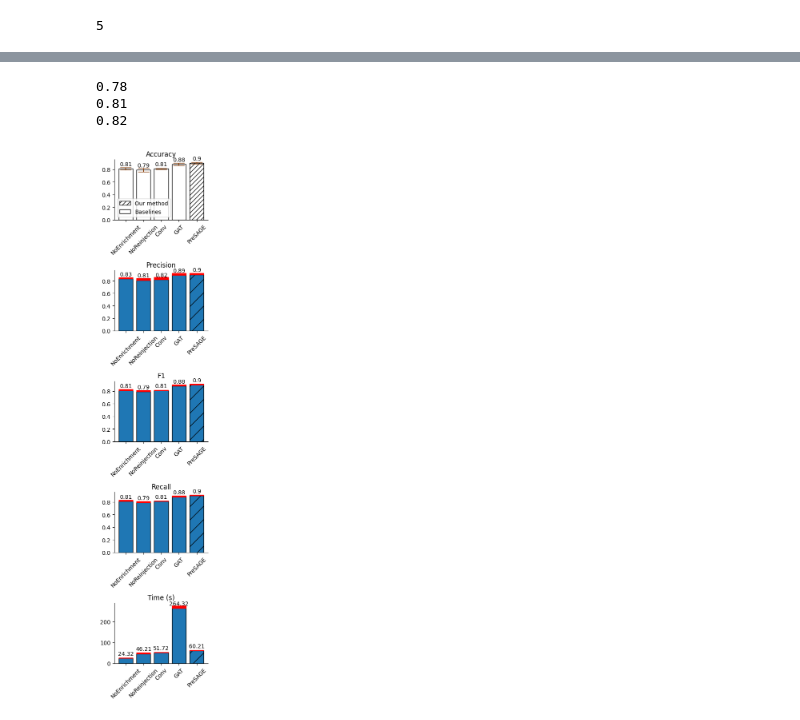
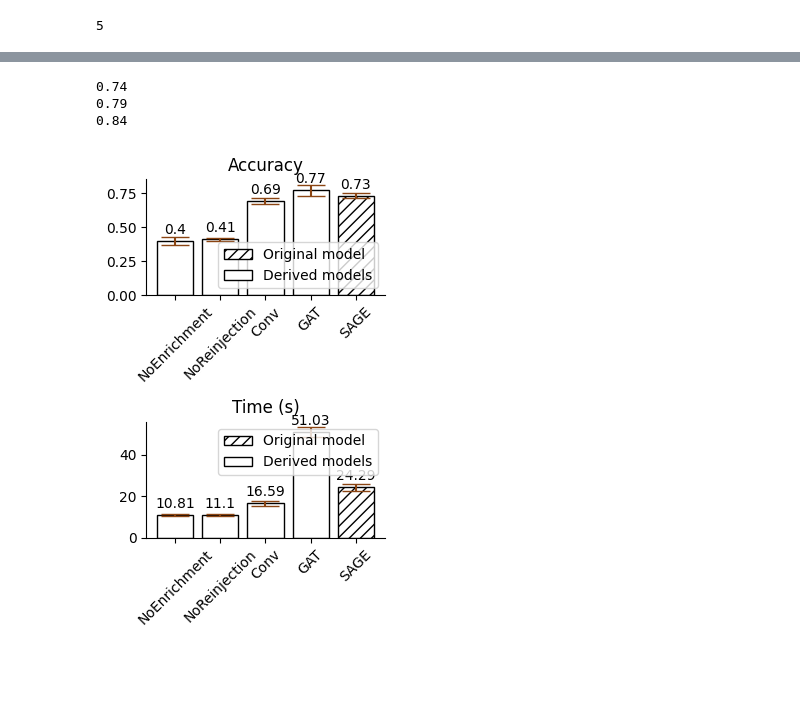
Before and after one commit to AymenRaouf/PrecedabilityOER, a Jupyter notebook: Modeling/Ablation.ipynb, the cells around one changed output, grey strips where cells are left out. Saved outputs shown, nothing was run; the diff lists cells and outputs as text; code cells hidden in the pictures; blank space fills up the shorter version.

```diff
--- a/Modeling/Ablation.ipynb
+++ b/Modeling/Ablation.ipynb
@@ -4,7 +4,7 @@ import pandas as pd
 import numpy as np
 import time
 
-main_publisher = 'Merged'
+main_publisher = 'MIT'
 
 script_dir = os.path.dirname(os.path.realpath('__file__'))
 path = os.path.join(script_dir, '../Data/' + main_publisher + '/')
@@ -1328,9 +1327,9 @@ print(round(df_ModelConv["Test Accuracy"].values.min(), 2))
 print(round(df_ModelConv["Test Accuracy"].values.mean(), 2))
 print(round(df_ModelConv["Test Accuracy"].values.max(), 2))
 # %% [output]
-0.78
-0.81
-0.82
+0.74
+0.79
+0.84
 # %%
 accuracy = []
 precision = []
@@ -1344,7 +1343,7 @@ f1_std = []
 recall_std = []
 time_std = []
 
-models = ['NoEnrichment', 'NoReinjection', 'Conv', 'GAT', 'PreSAGE']
+models = ['NoEnrichment', 'NoReinjection', 'Conv', 'GAT', 'SAGE']
 
 # NoEnrichment
 
@@ -1433,13 +1432,11 @@ def autolabel(rects, n):
 
 # Plotting the bar plots
 width = 0.8  # width of the bars
-fig, axs = plt.subplots(5, 1, figsize=(3, 14))
+fig, axs = plt.subplots(2, 1, figsize=(3, 5))
 
 rects_accuracy = []
-rects_accuracy.append(axs[0].bar(x, accuracy, width, yerr = accuracy_std, label = 'Accuracy', color = 'white',
+rects_accuracy.append(axs[0].bar(x, accuracy, width, yerr = accuracy_std, label = 'Accuracy',color = 'white',
                                  edgecolor = 'black', capsize = 10, ecolor = 'saddlebrown'))
-#rects_accuracy.append(axs[0].bar(x, accuracy_std, width, label='Std', bottom = accuracy, color = 'red', edgecolor = 'red'))
-#rects_accuracy[0][-1].set_color('silver')
 rects_accuracy[0][-1].set_hatch('///')
 autolabel(rects_accuracy[0], 0)
 axs[0].set_title('Accuracy')
@@ -1447,63 +1444,72 @@ axs[0].set_xticks(x)
 axs[0].set_xticklabels(models, rotation = 45)
 axs[0].spines['top'].set_visible(False)
 axs[0].spines['right'].set_visible(False)
-axs[0].title.set_position([0.5, 0.05])
-axs[0].legend([rects_accuracy[0][-1], rects_accuracy[0][0]],['Our method', 'Baselines'])
+axs[0].title.set_position([0.5, .05])
+axs[0].legend([rects_accuracy[0][-1], rects_accuracy[0][0]],['Original model', 'Derived models'])
 
+rects_time = []
+rects_time.append(axs[1].bar(x, time, width, yerr = time_std, label = 'Time', color = 'white',
+                                 edgecolor = 'black', capsize = 10, ecolor = 'saddlebrown'))
 
+rects_time[0][-1].set_hatch('///')
+autolabel(rects_time[0], 1)
+axs[1].set_title('Time (s)')
+axs[1].set_xticks(x)
+axs[1].set_xticklabels(models, rotation = 45)
+axs[1].spines['top'].set_visible(False)
+axs[1].spines['right'].set_visible(False)
+axs[1].title.set_position([0.5, .05])
+axs[1].legend([rects_time[0][-1], rects_time[0][0]],['Original model', 'Derived models'])
+'''
 rects_precision = []
-rects_precision.append(axs[1].bar(x, precision, width, label='Precision', edgecolor = 'black'))
-rects_precision.append(axs[1].bar(x, precision_std, width, label='Std', bottom = precision, color = 'red', edgecolor = 'red'))
-rects_precision[0][-1].set_hatch('/')
+rects_precision.append(axs[1].bar(x, precision, width, yerr = precision_std, label = 'Precision', color = 'white',
+                                 edgecolor = 'black', capsize = 10, ecolor = 'saddlebrown'))
+rects_precision[0][-1].set_hatch('///')
 autolabel(rects_precision[0], 1)
 axs[1].set_title('Precision')
 axs[1].set_xticks(x)
 axs[1].set_xticklabels(models, rotation = 45)
 axs[1].spines['top'].set_visible(False)
 axs[1].spines['right'].set_visible(False)
 axs[1].title.set_position([0.5, .05])
+axs[1].legend([rects_precision[0][-1], rects_precision[0][0]],['Original model', 'Derived models'])
+
 
 rects_f1 = []
-rects_f1.append(axs[2].bar(x, f1, width, label='F1', edgecolor = 'black'))
-rects_f1.append(axs[2].bar(x, f1_std, width, label='Std', bottom = f1, color = 'red', edgecolor = 'red'))
-rects_f1[0][-1].set_hatch('/')
+rects_f1.append(axs[2].bar(x, f1, width, yerr = f1_std, label = 'F1', color = 'white',
+                                 edgecolor = 'black', capsize = 10, ecolor = 'saddlebrown'))
+rects_f1[0][-1].set_hatch('///')
 autolabel(rects_f1[0], 2)
 axs[2].set_title('F1')
 axs[2].set_xticks(x)
 axs[2].set_xticklabels(models, rotation = 45)
 axs[2].spines['top'].set_visible(False)
 axs[2].spines['right'].set_visible(False)
 axs[2].title.set_position([0.5, .05])
+axs[2].legend([rects_f1[0][-1], rects_f1[0][0]],['Original model', 'Derived models'])
+
 
 rects_recall = []
-rects_recall.append(axs[3].bar(x, recall, width, label='Recall', edgecolor = 'black'))
-rects_recall.append(axs[3].bar(x, recall_std, width, label='Std', bottom = recall, color = 'red', edgecolor = 'red'))
-rects_recall[0][-1].set_hatch('/')
+rects_recall.append(axs[3].bar(x, recall, width, yerr = recall_std, label = 'Recall', color = 'white',
+                                 edgecolor = 'black', capsize = 10, ecolor = 'saddlebrown'))
+rects_recall[0][-1].set_hatch('///')
 autolabel(rects_recall[0], 3)
 axs[3].set_title('Recall')
 axs[3].set_xticks(x)
 axs[3].set_xticklabels(models, rotation = 45)
 axs[3].spines['top'].set_visible(False)
 axs[3].spines['right'].set_visible(False)
 axs[3].title.set_position([0.5, .05])  # Adjust the position of title for subplot 1
+axs[3].legend([rects_recall[0][-1], rects_recall[0][0]],['Original model', 'Derived models'])
+'''
 
-rects_time = []
-rects_time.append(axs[4].bar(x, time, width, label='Time', edgecolor = 'black'))
-rects_time.append(axs[4].bar(x, time_std, width, label='Std', bottom = time, color = 'red', edgecolor = 'red'))
-rects_time[0][-1].set_hatch('/')
-autolabel(rects_time[0], 4)
-axs[4].set_title('Time (s)')
-axs[4].set_xticks(x)
-axs[4].set_xticklabels(models, rotation = 45)
-axs[4].spines['top'].set_visible(False)
-axs[4].spines['right'].set_visible(False)
-axs[4].title.set_position([0.5, .05])
+
 
 
 plt.tight_layout()
 plt.show()
 # %% [output]
-[figure, old version]
+[figure, new version]
 # %%
 df_ModelNoReinjection['Model'] = 'NoReinjection'
 df_ModelNoEnrichment['Model'] = 'NoEnrichment'
```
Also changed, not shown: parts of 17 cells of this notebook, 25 other files.
